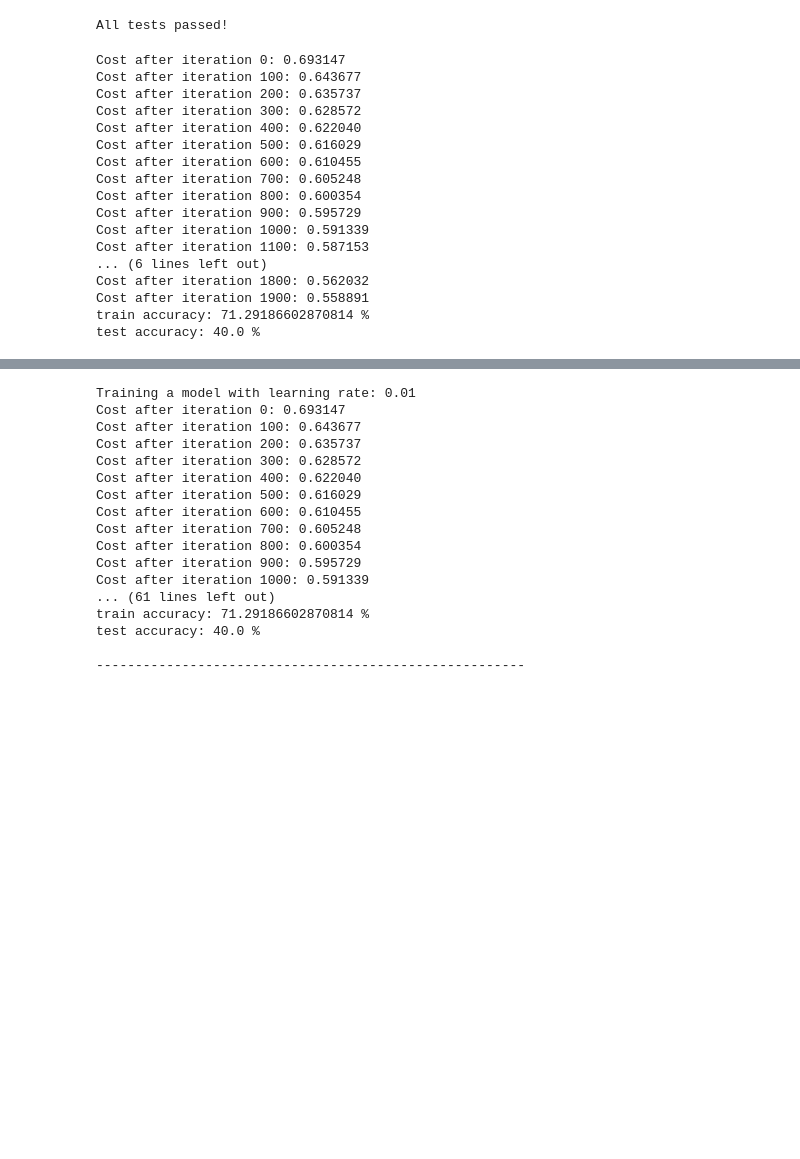
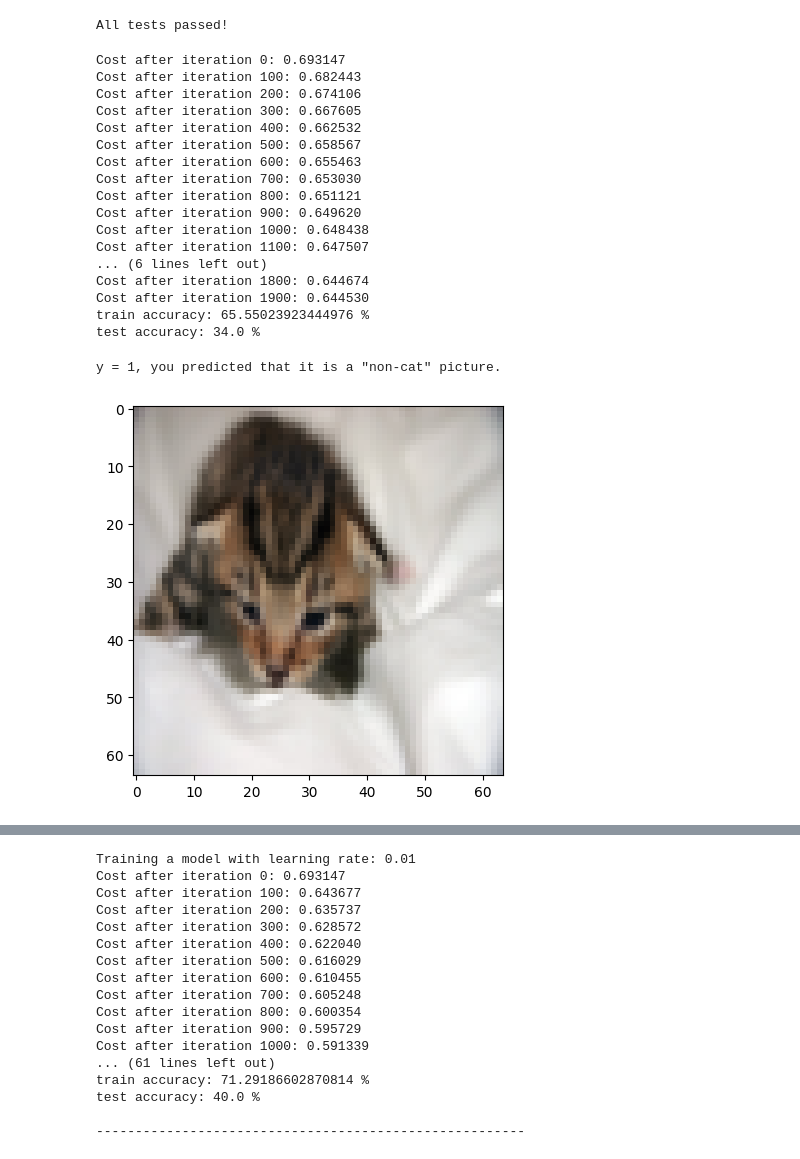
Before and after one commit to radza99/Lab, a Jupyter notebook: Logistic regression with Vectorization.ipynb, the cells around one changed output, grey strips where cells are left out. Saved outputs shown, nothing was run; the diff lists cells and outputs as text; code cells hidden in the pictures; blank space fills up the shorter version.

```diff
--- a/Logistic regression with Vectorization.ipynb
+++ b/Logistic regression with Vectorization.ipynb
@@ -468,28 +468,33 @@ model_test(model)
 # %% [output]
 All tests passed!
 # %%
-train_set_x_flatten = train_set_x_flatten / 255.
-test_set_x_flatten = test_set_x_flatten / 255.
-
-logistic_regression_model = model(train_set_x_flatten, train_set_y, test_set_x_flatten, test_set_y, num_iterations=2000, learning_rate=0.0001, print_cost=True)
+logistic_regression_model = model(train_set_x_flatten, train_set_y, test_set_x_flatten, test_set_y, num_iterations=2000, learning_rate=0.005, print_cost=True)
 # %% [output]
 Cost after iteration 0: 0.693147
-Cost after iteration 100: 0.643677
-Cost after iteration 200: 0.635737
-Cost after iteration 300: 0.628572
-Cost after iteration 400: 0.622040
-Cost after iteration 500: 0.616029
-Cost after iteration 600: 0.610455
-Cost after iteration 700: 0.605248
-Cost after iteration 800: 0.600354
-Cost after iteration 900: 0.595729
-Cost after iteration 1000: 0.591339
-Cost after iteration 1100: 0.587153
+Cost after iteration 100: 0.682443
+Cost after iteration 200: 0.674106
+Cost after iteration 300: 0.667605
+Cost after iteration 400: 0.662532
+Cost after iteration 500: 0.658567
+Cost after iteration 600: 0.655463
+Cost after iteration 700: 0.653030
+Cost after iteration 800: 0.651121
+Cost after iteration 900: 0.649620
+Cost after iteration 1000: 0.648438
+Cost after iteration 1100: 0.647507
 ... (6 lines left out)
-Cost after iteration 1800: 0.562032
-Cost after iteration 1900: 0.558891
-train accuracy: 71.29186602870814 %
-test accuracy: 40.0 %
+Cost after iteration 1800: 0.644674
+Cost after iteration 1900: 0.644530
+train accuracy: 65.55023923444976 %
+test accuracy: 34.0 %
+# %%
+# Example of a picture that was wrongly classified.
+index = 1
+plt.imshow(test_set_x_orig[index].reshape((num_px, num_px, 3)))
+print ("y = " + str(test_set_y[0,index]) + ", you predicted that it is a \"" + classes[int(logistic_regression_model['Y_prediction_test'][0,index])].decode("utf-8") +  "\" picture.")
+# %% [output]
+y = 1, you predicted that it is a "non-cat" picture.
+[figure, added]
 # %%
 # Plot learning curve (with costs)
 costs = np.squeeze(logistic_regression_model['costs'])
```
Also changed, not shown: parts of 1 cell of this notebook.
